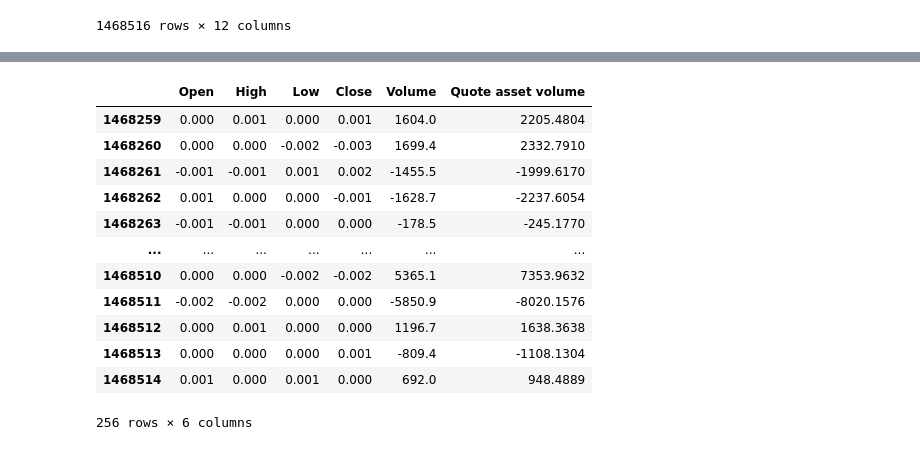
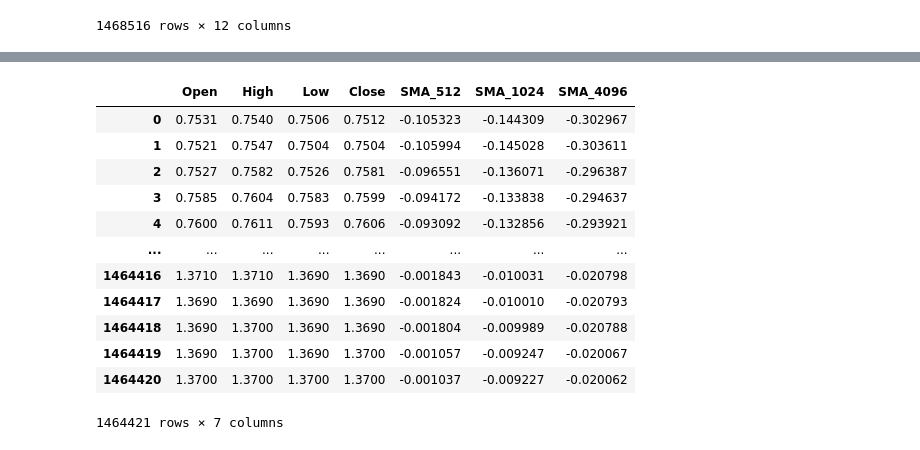
Before and after one commit to Klok-e/python-price-predict-experiment, a Jupyter notebook: price prediction_v3.ipynb, the cells around one changed output, grey strips where cells are left out. Saved outputs shown, nothing was run; the diff lists cells and outputs as text; code cells hidden in the pictures.

```diff
--- a/price prediction_v3.ipynb
+++ b/price prediction_v3.ipynb
@@ -84,17 +59,36 @@ dataset
-# %%
-difference_dataset = dataset.diff().dropna().reset_index(drop=True)
-difference_dataset[-256:]
-# %% [output]
-|  | Open | High | Low | Close | Volume | Quote asset volume |
-| 1468259 | 0.000 | 0.001 | 0.000 | 0.001 | 1604.0 | 2205.4804 |
-| 1468260 | 0.000 | 0.000 | -0.002 | -0.003 | 1699.4 | 2332.7910 |
-| 1468261 | -0.001 | -0.001 | 0.001 | 0.002 | -1455.5 | -1999.6170 |
-| 1468262 | 0.001 | 0.000 | 0.000 | -0.001 | -1628.7 | -2237.6054 |
-| 1468263 | -0.001 | -0.001 | 0.000 | 0.000 | -178.5 | -245.1770 |
-| ... | ... | ... | ... | ... | ... | ... |
-| 1468510 | 0.000 | 0.000 | -0.002 | -0.002 | 5365.1 | 7353.9632 |
-| 1468511 | -0.002 | -0.002 | 0.000 | 0.000 | -5850.9 | -8020.1576 |
-| 1468512 | 0.000 | 0.001 | 0.000 | 0.000 | 1196.7 | 1638.3638 |
-| 1468513 | 0.000 | 0.000 | 0.000 | 0.001 | -809.4 | -1108.1304 |
-| 1468514 | 0.001 | 0.000 | 0.001 | 0.000 | 692.0 | 948.4889 |
-256 rows × 6 columns
+# %%
+OHLC_COLUMNS = [
+    "Open",
+    "High",
+    "Low",
+    "Close"]
+dataset = df.loc[:, OHLC_COLUMNS].astype(np.float64)
+dataset = pd.DataFrame(dataset.to_numpy(), columns=OHLC_COLUMNS)
+
+# add technical indicators to dataset
+dataset['SMA_512'] = dataset['Close'].rolling(window=512).mean()
+dataset['SMA_1024'] = dataset['Close'].rolling(window=1024).mean()
+dataset['SMA_4096'] = dataset['Close'].rolling(window=4096).mean()
+
+# convert SMA columns to distance in percentages from "Close"
+dataset['SMA_512'] = ((dataset['Close'] - dataset['SMA_512']) / dataset['SMA_512'])
+dataset['SMA_1024'] = ((dataset['Close'] - dataset['SMA_1024']) / dataset['SMA_1024'])
+dataset['SMA_4096'] = ((dataset['Close'] - dataset['SMA_4096']) / dataset['SMA_4096'])
+
+# drop NaN rows resulting from the SMA calculations and reset index
+dataset = dataset.dropna().reset_index(drop=True)
+dataset
+# %% [output]
+|  | Open | High | Low | Close | SMA_512 | SMA_1024 | SMA_4096 |
+| 0 | 0.7531 | 0.7540 | 0.7506 | 0.7512 | -0.105323 | -0.144309 | -0.302967 |
+| 1 | 0.7521 | 0.7547 | 0.7504 | 0.7504 | -0.105994 | -0.145028 | -0.303611 |
+| 2 | 0.7527 | 0.7582 | 0.7526 | 0.7581 | -0.096551 | -0.136071 | -0.296387 |
+| 3 | 0.7585 | 0.7604 | 0.7583 | 0.7599 | -0.094172 | -0.133838 | -0.294637 |
+| 4 | 0.7600 | 0.7611 | 0.7593 | 0.7606 | -0.093092 | -0.132856 | -0.293921 |
+| ... | ... | ... | ... | ... | ... | ... | ... |
+| 1464416 | 1.3710 | 1.3710 | 1.3690 | 1.3690 | -0.001843 | -0.010031 | -0.020798 |
+| 1464417 | 1.3690 | 1.3690 | 1.3690 | 1.3690 | -0.001824 | -0.010010 | -0.020793 |
+| 1464418 | 1.3690 | 1.3700 | 1.3690 | 1.3690 | -0.001804 | -0.009989 | -0.020788 |
+| 1464419 | 1.3690 | 1.3700 | 1.3690 | 1.3700 | -0.001057 | -0.009247 | -0.020067 |
+| 1464420 | 1.3700 | 1.3700 | 1.3700 | 1.3700 | -0.001037 | -0.009227 | -0.020062 |
+1464421 rows × 7 columns
```
Also changed, not shown: parts of 14 cells of this notebook, 1 other file.
